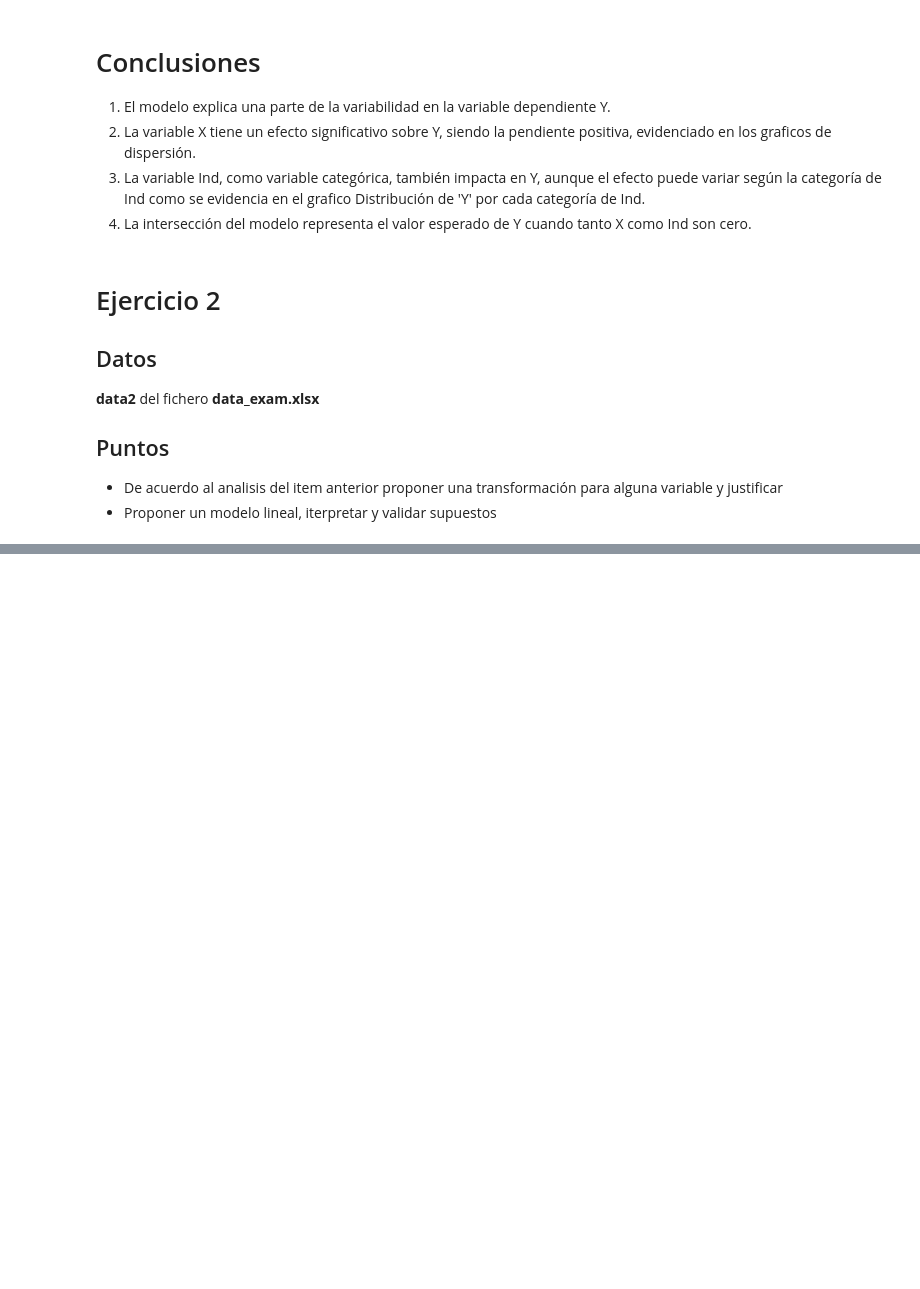
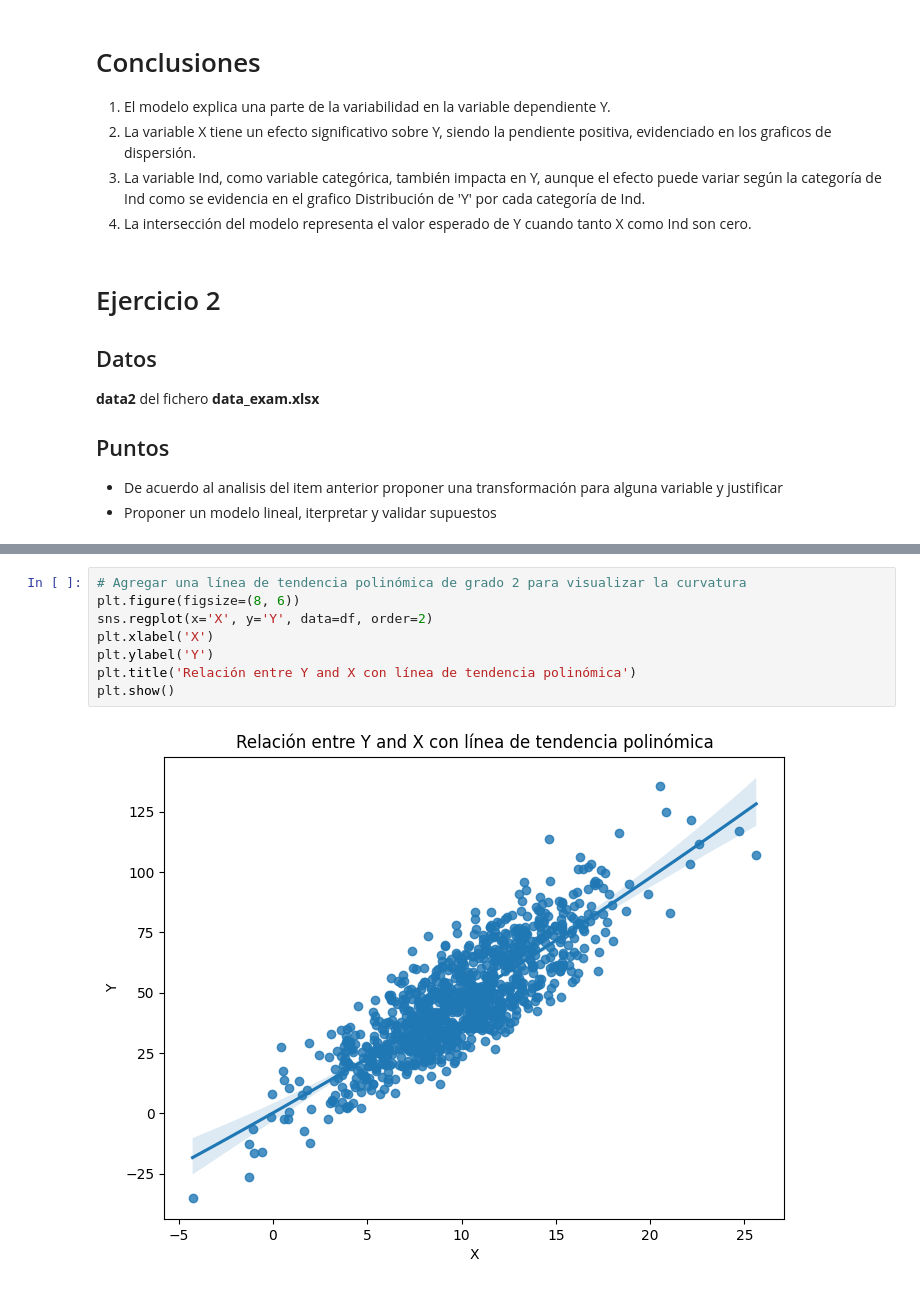
Before and after one commit to cam2149/MachinelearningI, a Jupyter notebook: Examen1.ipynb, the cells around one changed output, grey strips where cells are left out. Saved outputs shown, nothing was run; the diff lists cells and outputs as text; blank space fills up the shorter version.

```diff
--- a/Examen1.ipynb
+++ b/Examen1.ipynb
@@ -353,0 +314,10 @@ Notes:
+# %%
+# Agregar una línea de tendencia polinómica de grado 2 para visualizar la curvatura
+plt.figure(figsize=(8, 6))
+sns.regplot(x='X', y='Y', data=df, order=2)
+plt.xlabel('X')
+plt.ylabel('Y')
+plt.title('Relación entre Y and X con línea de tendencia polinómica')
+plt.show()
+# %% [output]
+[figure, added]
```
Also changed, not shown: parts of 5 cells of this notebook.
